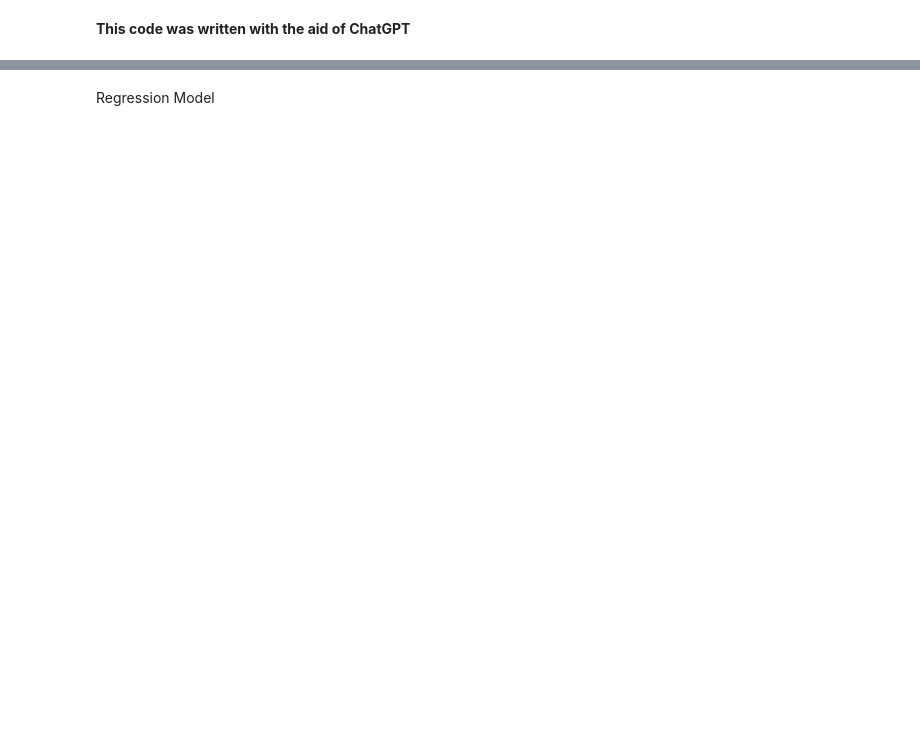
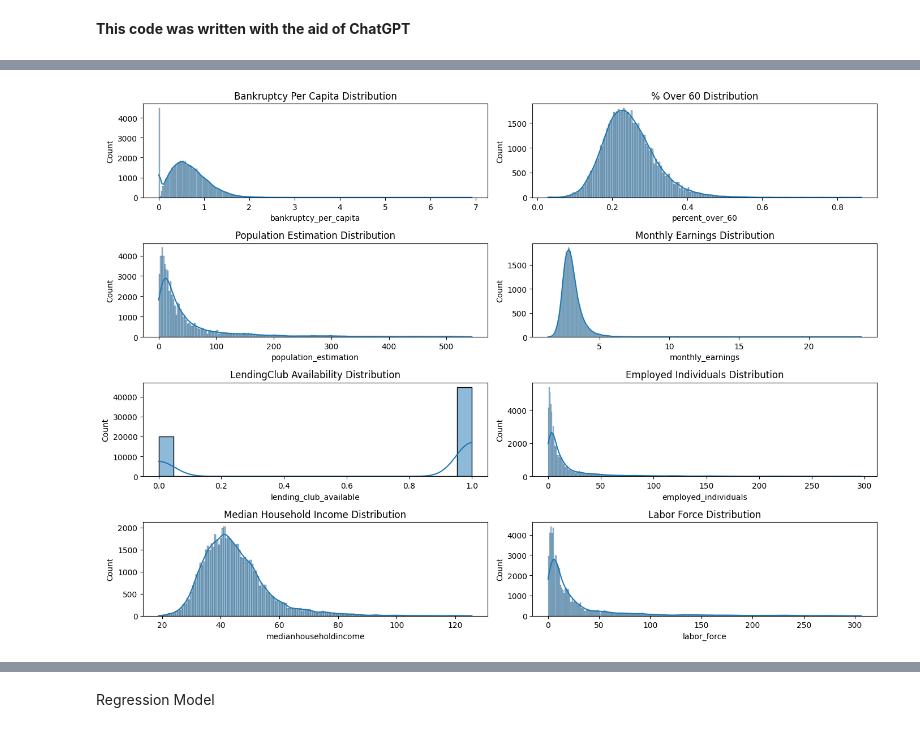
Before and after one commit to ipediz/BachehayekhafaneTMU, a Jupyter notebook: Panel_OLS_Regression.ipynb, the cells around one changed output, grey strips where cells are left out. Drawn from its saved outputs; the diff is of its cells as text; code cells hidden in the pictures; blank space fills up the shorter version.

```diff
--- a/Panel_OLS_Regression.ipynb
+++ b/Panel_OLS_Regression.ipynb
@@ -66,0 +76,14 @@ print(table)
+# %%
+fig, axes = plt.subplots(4, 2, figsize=(14, 10))
+sns.histplot(Data['bankruptcy_per_capita'], kde=True, ax=axes[0, 0]).set(title='Bankruptcy Per Capita Distribution')
+sns.histplot(Data['percent_over_60'], kde=True, ax=axes[0, 1]).set(title='% Over 60 Distribution')
+sns.histplot(Data['population_estimation'], kde=True, ax=axes[1, 0]).set(title='Population Estimation Distribution')
+sns.histplot(Data['monthly_earnings'], kde=True, ax=axes[1, 1]).set(title='Monthly Earnings Distribution')
+sns.histplot(Data['lending_club_available'], kde=True, ax=axes[2, 0]).set(title='LendingClub Availability Distribution')
+sns.histplot(Data['employed_individuals'], kde=True, ax=axes[2, 1]).set(title='Employed Individuals Distribution')
+sns.histplot(Data['medianhouseholdincome'], kde=True, ax=axes[3, 0]).set(title='Median Household Income Distribution')
+sns.histplot(Data['labor_force'], kde=True, ax=axes[3, 1]).set(title='Labor Force Distribution')
+plt.tight_layout()
+plt.show()
+# %% [output]
+[figure, added]
```
Also changed, not shown: parts of 14 cells of this notebook.
